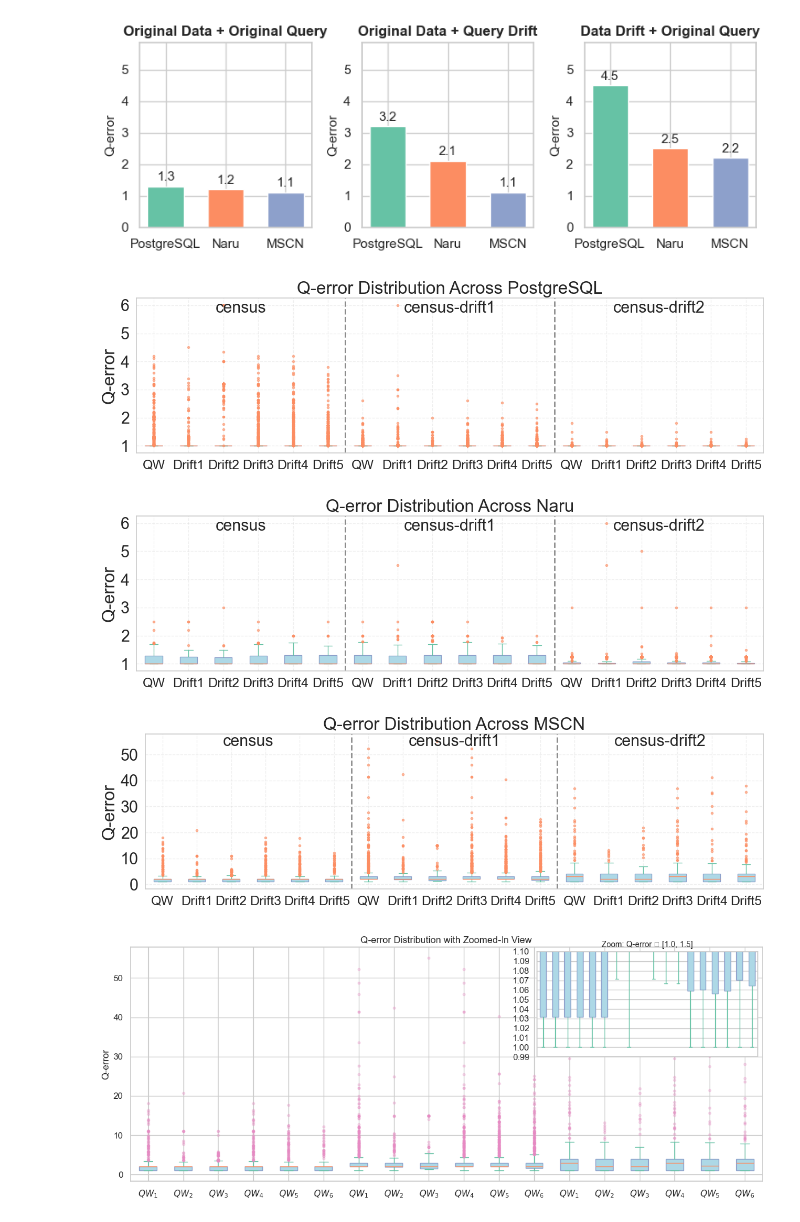
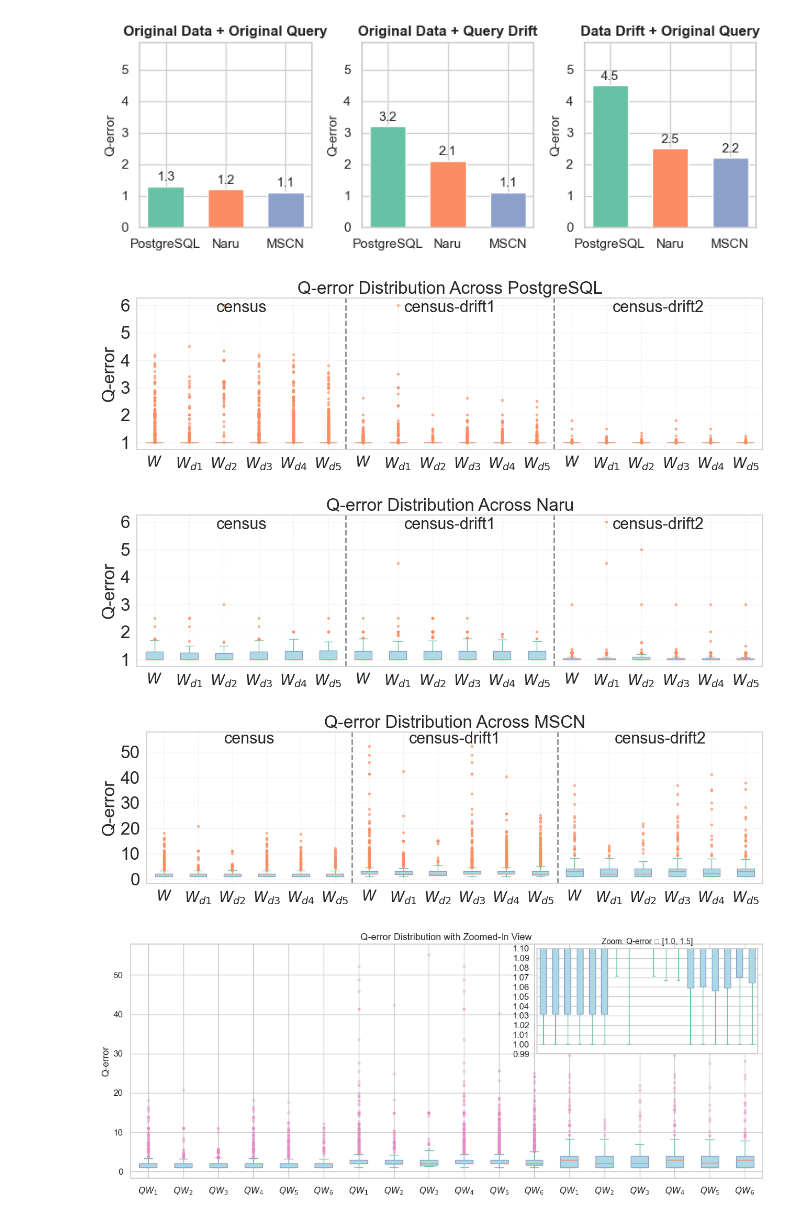
Before and after one commit to Liuguanli/DriftBench, a Jupyter notebook: driftbench/notebooks/case_study.ipynb, the cells around one changed output. Saved outputs shown, nothing was run; the diff lists cells and outputs as text; code cells hidden in the pictures.

```diff
--- a/driftbench/notebooks/case_study.ipynb
+++ b/driftbench/notebooks/case_study.ipynb
@@ -176,9 +176,9 @@ mscn = [
  'original_cardinality_1-census_original_sqls_selectivity_2-mscn.csv',
  ]
 
-labels = ['QW', 'Drift1', 'Drift2', 'Drift3', 'Drift4', 'Drift5',
- 'QW', 'Drift1', 'Drift2', 'Drift3', 'Drift4', 'Drift5',
- 'QW', 'Drift1', 'Drift2', 'Drift3', 'Drift4', 'Drift5']
+labels = ['$W$', '$W_{d1}$', '$W_{d2}$', '$W_{d3}$', '$W_{d4}$', '$W_{d5}$',
+ '$W$', '$W_{d1}$', '$W_{d2}$', '$W_{d3}$', '$W_{d4}$', '$W_{d5}$',
+ '$W$', '$W_{d1}$', '$W_{d2}$', '$W_{d3}$', '$W_{d4}$', '$W_{d5}$',]
 # %%
 import matplotlib.pyplot as plt
 import os
@@ -224,37 +224,37 @@ def plot_qerror_boxplot(data, labels, tag, file_name):
         )
     )
 
 
     for i in range(6, len(labels), 6):
         plt.axvline(x=i + 0.5, color='gray', linestyle='--', linewidth=2, alpha=0.9)
 
     # 添加分组标题（D_1, D_2, D_3）
     group_titles = ["census", "census-drift1", "census-drift2"]
     group_centers = [3.5, 9.5, 15.5]
 
     ylim = plt.ylim()
     for x, title in zip(group_centers, group_titles):
         plt.text(x, ylim[1] * 0.9, title, ha='center', va='bottom', fontsize=22)
 
-    plt.xticks(rotation=0, fontsize=18)
+    plt.xticks(rotation=0, fontsize=20)
     plt.yticks(fontsize=24)
     plt.ylabel("Q-error", fontsize=24)
     plt.title(f"Q-error Distribution Across {tag}", fontsize=24)
     plt.grid(True, linestyle='--', alpha=0.3)
     plt.tight_layout()
 
     if is_fig_save and file_name:
         plt.savefig(os.path.join(output_dir, f"{file_name}.png"), format='png', dpi=300, bbox_inches='tight')
         plt.savefig(os.path.join(overleaf_dir, f"{file_name}.pdf"), format='pdf', bbox_inches='tight')
     plt.show()
 
 plot_qerror_boxplot(get_data(postgres), labels, "PostgreSQL", "case_study_pg")
 plot_qerror_boxplot(get_data(naru), labels, "Naru", "case_study_naru")
 plot_qerror_boxplot(get_data(mscn), labels, "MSCN" , "case_study_mscn")
 # %% [output]
-[figure, old version]
+[figure, new version]
-[figure, old version]
+[figure, new version]
-[figure, old version]
+[figure, new version]
 # %%
 import matplotlib.pyplot as plt
 from mpl_toolkits.axes_grid1.inset_locator import inset_axes
```
Also changed, not shown: 45 other files.
